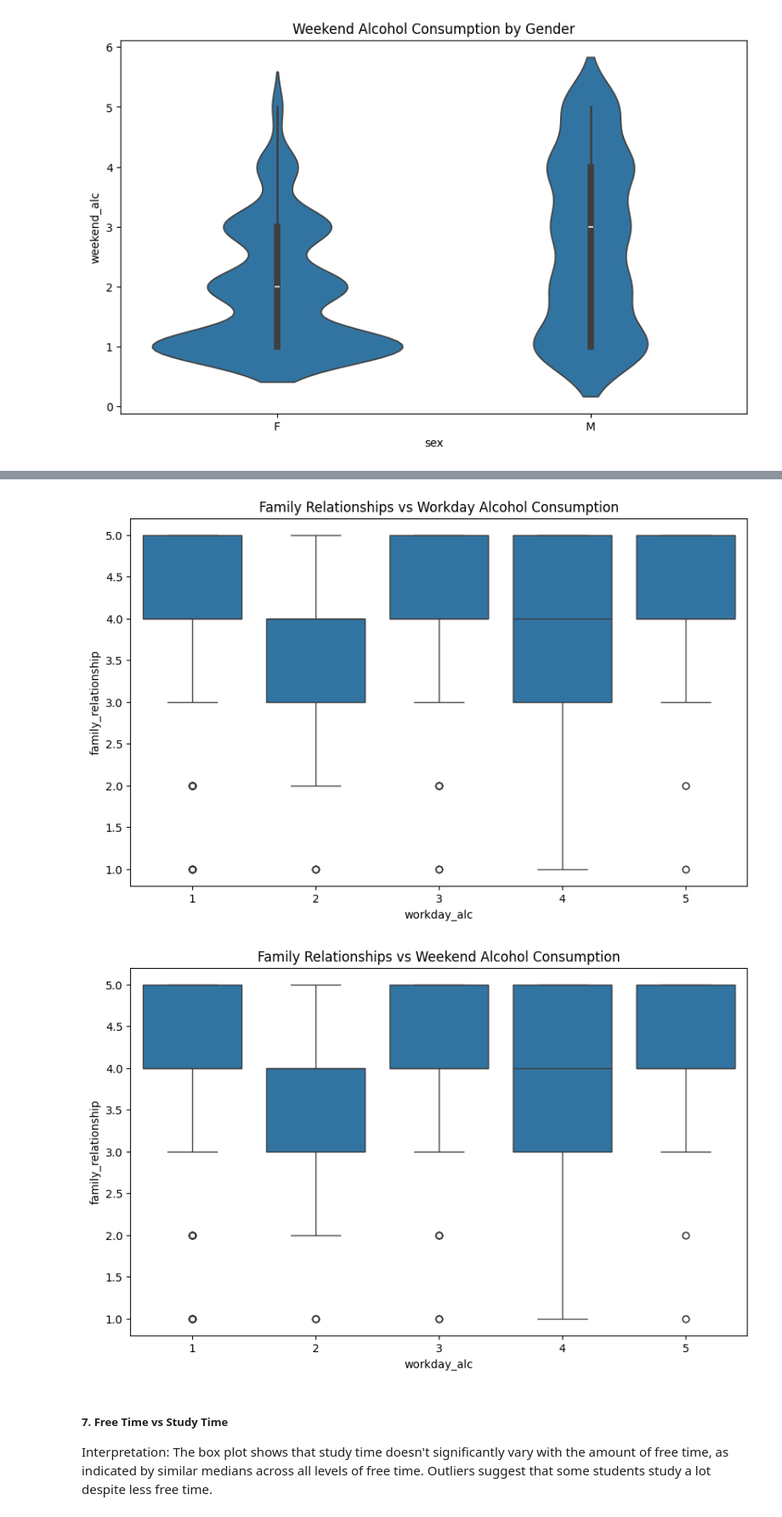
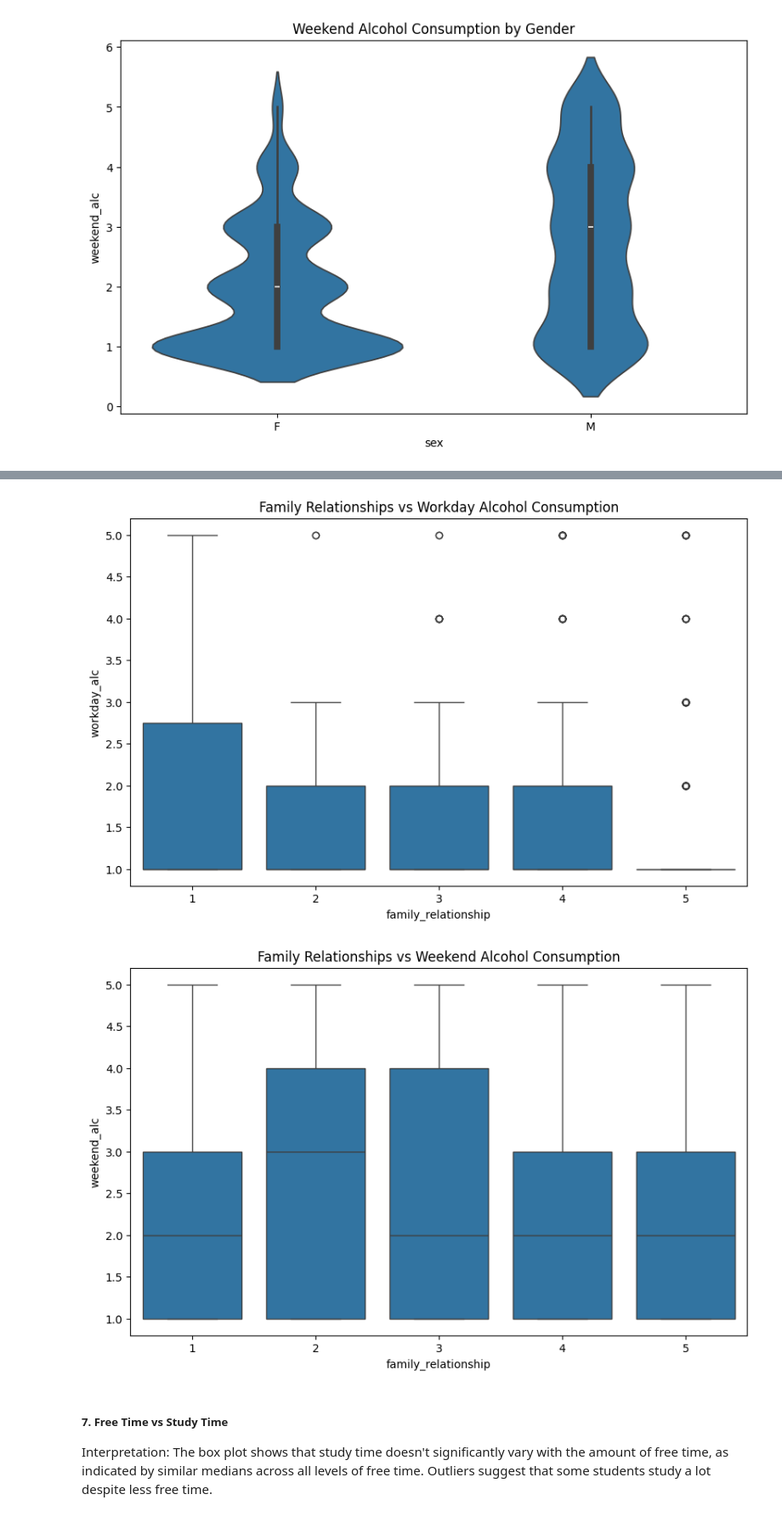
Before and after one commit to COGS108/Group088_WI24, a Jupyter notebook: EDACheckpoint_Group088_WI24.ipynb, the cells around one changed output, grey strips where cells are left out. Shown at 85% size. Cells and saved outputs as stored; diff of their text form; code cells hidden in the pictures.

```diff
--- a/EDACheckpoint_Group088_WI24.ipynb
+++ b/EDACheckpoint_Group088_WI24.ipynb
@@ -437,21 +450,21 @@ Intepretation: we cannot really tell much about these two features, it seems the
 # %%
 plt.figure(figsize=(10, 6))
 
 # Workday Alcohol Consumption and Family Relationship
-sns.boxplot(data=df, x='family_relationship', y='family_relationship')
+sns.boxplot(data=df, x='family_relationship', y='workday_alc')
 plt.title('Family Relationships vs Workday Alcohol Consumption')
 plt.grid(False)
 plt.show()
 
 plt.figure(figsize=(10, 6))
 # Weekend Alcohol Consumption and Family Relationship
 sns.boxplot(data=df, x='family_relationship', y='weekend_alc')
 plt.title('Family Relationships vs Weekend Alcohol Consumption')
 plt.grid(False)
 plt.show()
 # %% [output]
-[figure, old version]
+[figure, new version]
-[figure, old version]
+[figure, new version]
 # %% [markdown]
 ##### 7. Free Time vs Study Time
 
```
Also changed, not shown: parts of 6 cells of this notebook.
